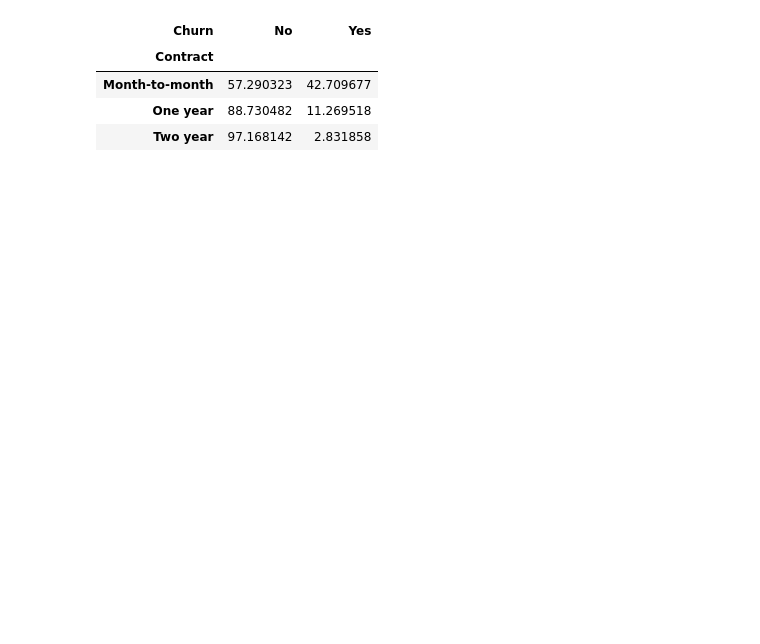
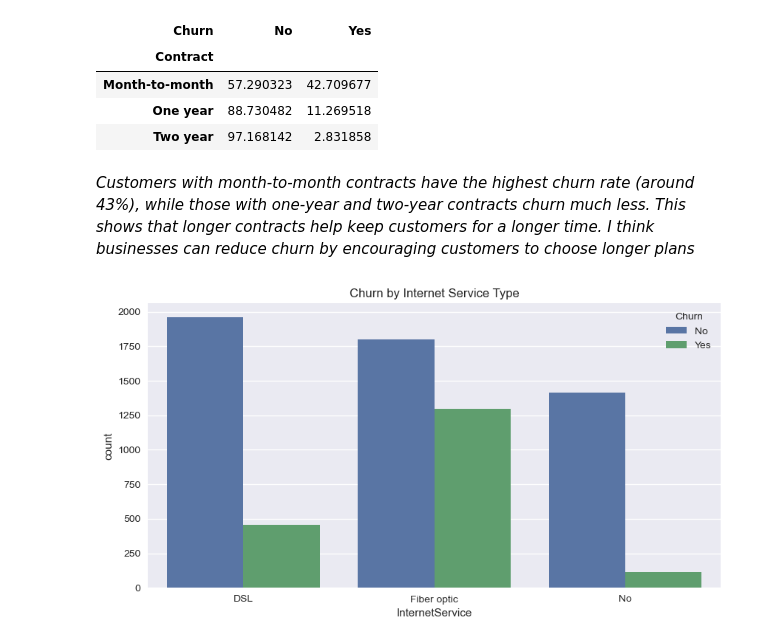
Before and after one commit to By-Yogesh/customer-churn-analysis, a Jupyter notebook: notebooks/02-EDA.ipynb, the cells around one changed output. Cells and saved outputs as stored; diff of their text form; code cells hidden in the pictures; blank space fills up the shorter version.

```diff
--- a/notebooks/02-EDA.ipynb
+++ b/notebooks/02-EDA.ipynb
@@ -62,3 +63,12 @@ pd.crosstab(df['Contract'],df['Churn'], normalize="index") * 100
 | Month-to-month | 57.290323 | 42.709677 |
 | One year | 88.730482 | 11.269518 |
 | Two year | 97.168142 | 2.831858 |
+# %% [markdown]
+*Customers with month-to-month contracts have the highest churn rate (around 43%), while those with one-year and two-year contracts churn much less. This shows that longer contracts help keep customers for a longer time. I think businesses can reduce churn by encouraging customers to choose longer plans*
+# %%
+# Internet Service Type
+sns.countplot(x="InternetService", hue="Churn", data=df)
+plt.title("Churn by Internet Service Type")
+plt.show()
+# %% [output]
+[figure, added]
```
Also changed, not shown: parts of 10 cells of this notebook.
